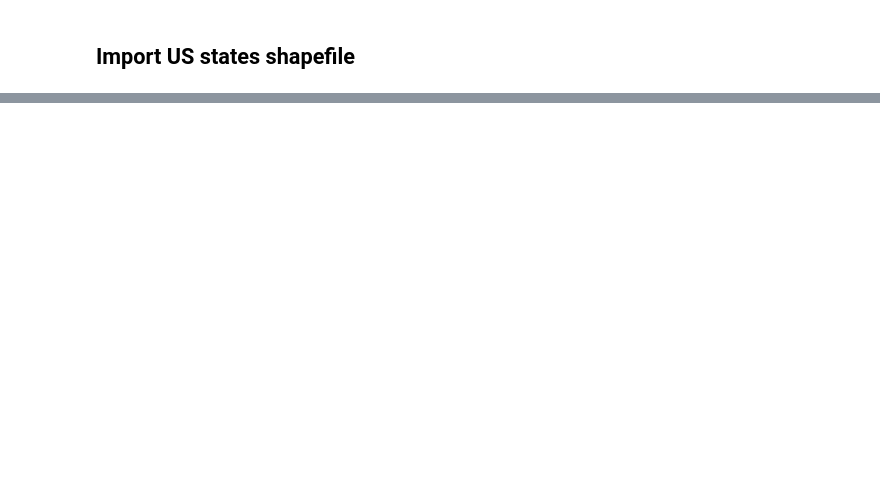
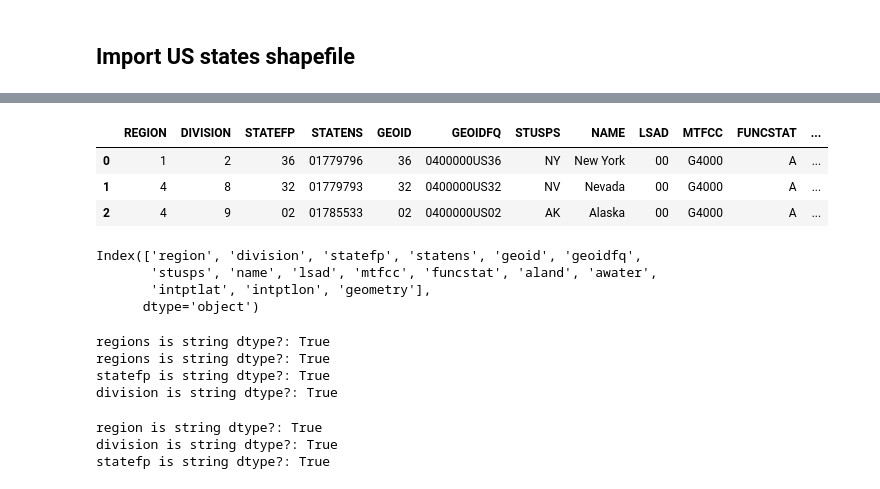
Before and after one commit to sarah-busby/eds220-in-class, a Jupyter notebook: week-5-streamline-your-code.ipynb, the cells around one changed output, grey strips where cells are left out. Cells and saved outputs as stored; diff of their text form; code cells hidden in the pictures; blank space fills up the shorter version.

```diff
--- a/week-5-streamline-your-code.ipynb
+++ b/week-5-streamline-your-code.ipynb
@@ -31,7 +31,13 @@ Read the information about both datasets in the [lesson](https://meds-eds-220.gi
 import os
 
 import pandas as pd
+from pandas.api.types import is_string_dtype, is_numeric_dtype
 import geopandas as gpd
+import matplotlib.pyplot as plt
+
+
+# Display all columns when looking at dataframes
+pd.set_option("display.max_columns", None)
 # %% [markdown]
 ## Import power plants data
 # %%
@@ -48,0 +108,42 @@ states.head(3)
+# %%
+states.head(3)
+# %% [output]
+|  | REGION | DIVISION | STATEFP | STATENS | GEOID | GEOIDFQ | STUSPS | NAME | LSAD | MTFCC | FUNCSTAT | ... |
+| 0 | 1 | 2 | 36 | 01779796 | 36 | 0400000US36 | NY | New York | 00 | G4000 | A | ... |
+| 1 | 4 | 8 | 32 | 01779793 | 32 | 0400000US32 | NV | Nevada | 00 | G4000 | A | ... |
+| 2 | 4 | 9 | 02 | 01785533 | 02 | 0400000US02 | AK | Alaska | 00 | G4000 | A | ... |
+# %%
+# Simplify column names
+states.columns = states.columns.str.lower()
+states.columns
+# %% [output]
+Index(['region', 'division', 'statefp', 'statens', 'geoid', 'geoidfq',
+       'stusps', 'name', 'lsad', 'mtfcc', 'funcstat', 'aland', 'awater',
+       'intptlat', 'intptlon', 'geometry'],
+      dtype='object')
+# %%
+# Check datatype of a few columns
+
+print(f"regions is string dtype?: {is_string_dtype(states['region'])}")
+
+# Another way of calling function
+print(f"regions is string dtype?: {pd.api.types.is_string_dtype(states['region'])}")
+# Note: sometimes when function is so far in package, makes sense to import function directly
+
+print(f"statefp is string dtype?: {is_string_dtype(states['statefp'])}")
+print(f"division is string dtype?: {is_string_dtype(states['division'])}")
+# %% [output]
+regions is string dtype?: True
+regions is string dtype?: True
+statefp is string dtype?: True
+division is string dtype?: True
+# %%
+code_cols = ['region', 'division', 'statefp']
+
+# Check whether code columns are strings
+for column in code_cols:
+    print(f"{column} is string dtype?: {is_string_dtype(states[column])}")
+# %% [output]
+region is string dtype?: True
+division is string dtype?: True
+statefp is string dtype?: True
```
Also changed, not shown: parts of 17 cells of this notebook.
